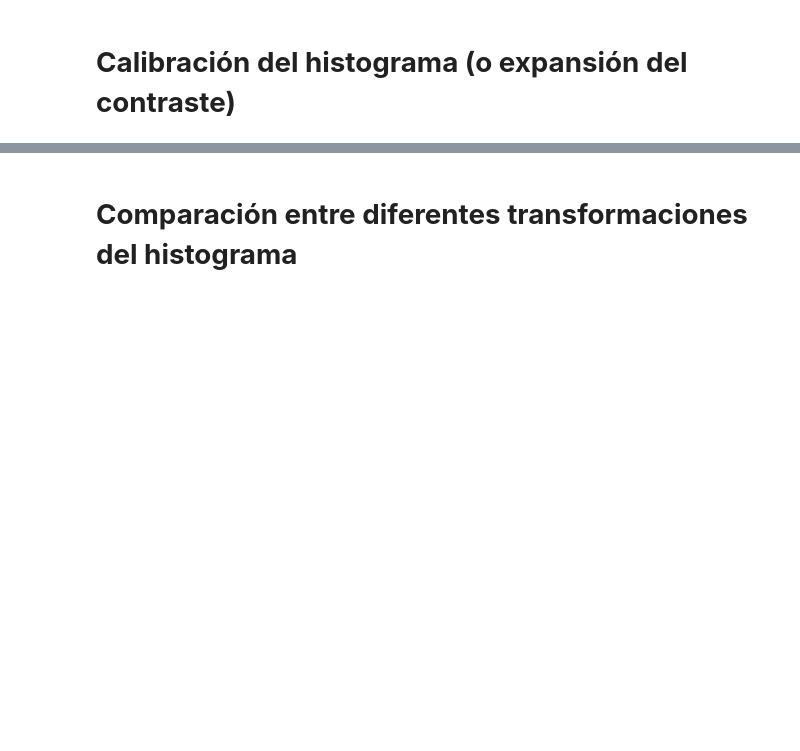
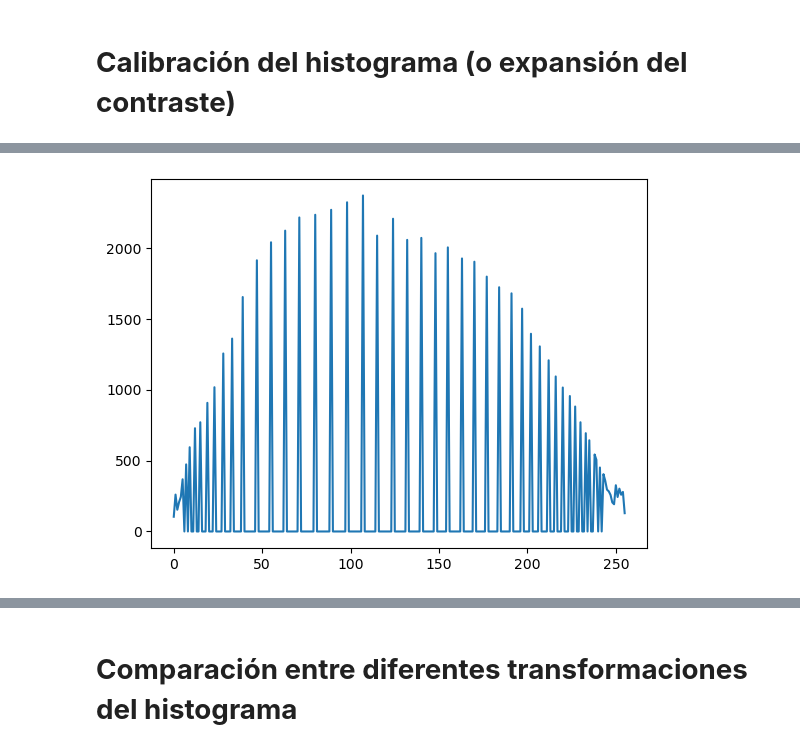
Before and after one commit to ImagenesYVision/Taller2, a Jupyter notebook: Taller2.ipynb, the cells around one changed output, grey strips where cells are left out. Cells and saved outputs as stored; diff of their text form; code cells hidden in the pictures; blank space fills up the shorter version.

```diff
--- a/Taller2.ipynb
+++ b/Taller2.ipynb
@@ -8,0 +29,6 @@ from skimage import exposure
+# %%
+histQuitoEcualized = cv2.calcHist([quitoEciqualized], [0], None, [256], [0, 256])
+plt.plot(histQuitoEcualized)
+plt.show()
+# %% [output]
+[figure, added]
```
Also changed, not shown: parts of 17 cells of this notebook, 1 other file.
